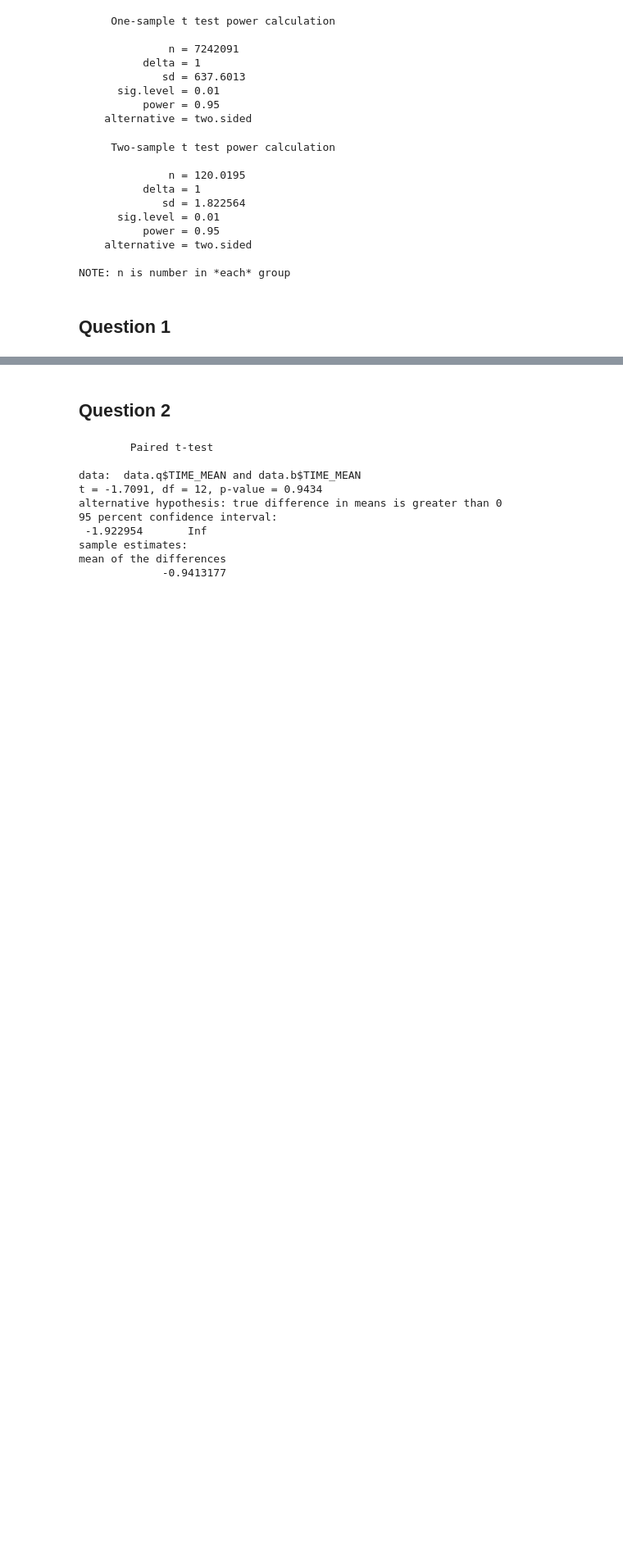
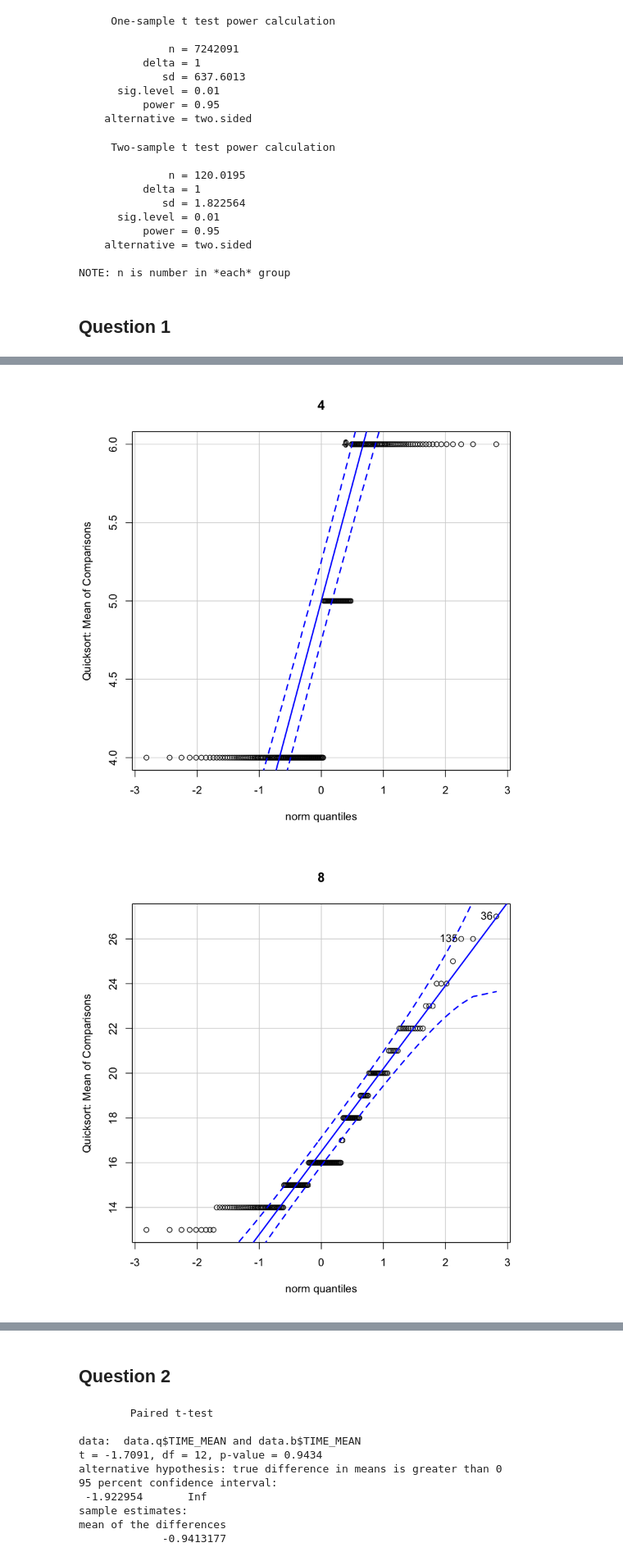
Before and after one commit to jair-pereira/Experimental_Design_19_HW2, a Jupyter notebook: 3_statistical_test.ipynb, the cells around one changed output, grey strips where cells are left out. Shown at 82% size. Cells and saved outputs as stored; diff of their text form; code cells hidden in the pictures; blank space fills up the shorter version.

```diff
--- a/3_statistical_test.ipynb
+++ b/3_statistical_test.ipynb
@@ -120,0 +130,10 @@ write.table(pvalues, file="q1.txt", row.names = FALSE, col.names = FALSE, sep=",
+# %%
+for(i in n){
+    print(c("n: ", i))
+    file = paste("data_raw/1/quick_", i, ".txt", sep="")
+    data <- read.csv(file=file, header = 0)
+
+    print(shapiro.test(data$V2))
+
+    pvalues <- rbind(pvalues, list(i, t.test(data$V2, alternative = "less", mu = i*log2(i), conf.level = 0.95)$p.value))
+}
@@ -120,0 +158,11 @@ write.table(pvalues, file="q1.txt", row.names = FALSE, col.names = FALSE, sep=",
+# %%
+for(i in n){
+    file = paste("data_raw/1/quick_", i, ".txt", sep="")
+    data <- read.csv(file=file, header = 0)
+    qqPlot(data$V2, main=i, ylab="Quicksort: Mean of Comparisons")
+
+    pvalues <- rbind(pvalues, list(i, t.test(data$V2, alternative = "less", mu = i*log2(i), conf.level = 0.95)$p.value))
+}
+# %% [output]
+[figure, added]
+[figure, added]
```
Also changed, not shown: parts of 5 cells of this notebook.
